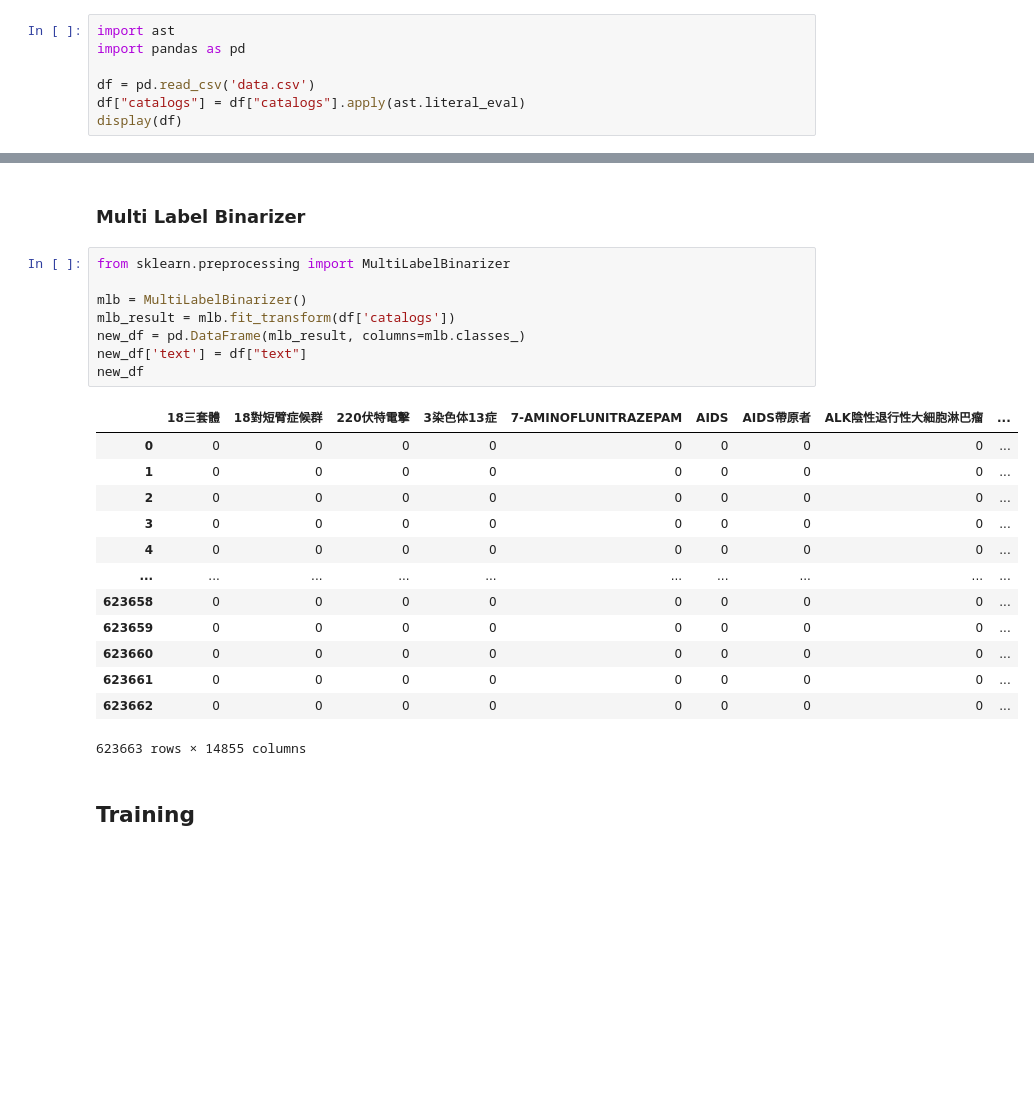
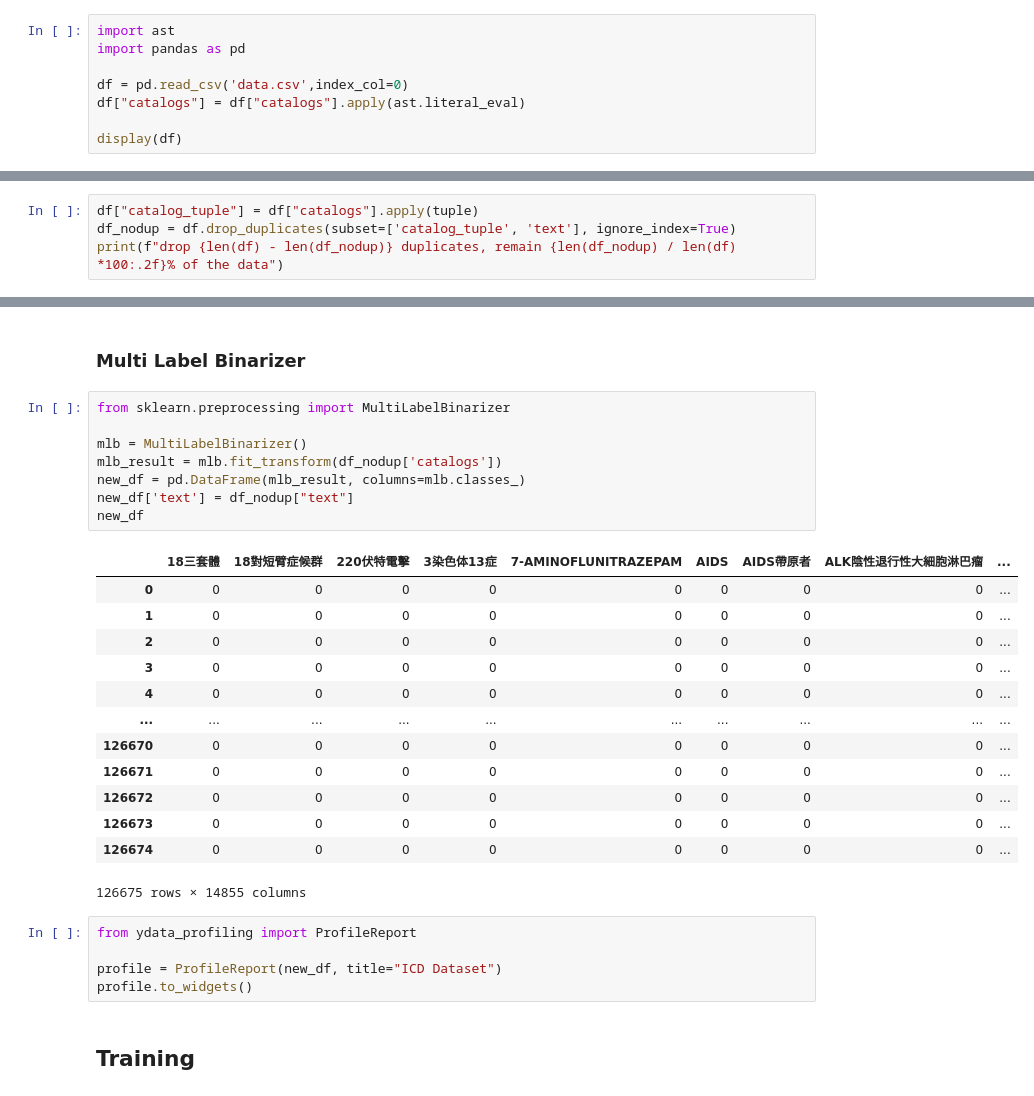
Before and after one commit to eddielin0926/icd-tokenize, a Jupyter notebook: train.ipynb, the cells around one changed output, grey strips where cells are left out. Drawn from its saved outputs; the diff is of its cells as text; blank space fills up the shorter version.

```diff
--- a/train.ipynb
+++ b/train.ipynb
@@ -9,7 +9,8 @@ The goal is to tokenize the descriptions and train a model to predict the ICD la
 import ast
 import pandas as pd
 
-df = pd.read_csv('data.csv')
+df = pd.read_csv('data.csv',index_col=0)
 df["catalogs"] = df["catalogs"].apply(ast.literal_eval)
+
 display(df)
 # %% [output]
@@ -72,0 +77,4 @@ print(f"{len(majority_class)} labels account for {select/len(labels_count)*100:.
+# %%
+df["catalog_tuple"] = df["catalogs"].apply(tuple)
+df_nodup = df.drop_duplicates(subset=['catalog_tuple', 'text'], ignore_index=True)
+print(f"drop {len(df) - len(df_nodup)} duplicates, remain {len(df_nodup) / len(df) *100:.2f}% of the data")
@@ -77,25 +103,30 @@ print(f"{len(majority_class)} labels account for {select/len(labels_count)*100:.
 # %%
 from sklearn.preprocessing import MultiLabelBinarizer
 
 mlb = MultiLabelBinarizer()
-mlb_result = mlb.fit_transform(df['catalogs'])
+mlb_result = mlb.fit_transform(df_nodup['catalogs'])
 new_df = pd.DataFrame(mlb_result, columns=mlb.classes_)
-new_df['text'] = df["text"]
+new_df['text'] = df_nodup["text"]
 new_df
 # %% [output]
 |  | 18三套體 | 18對短臂症候群 | 220伏特電擊 | 3染色体13症 | 7-AMINOFLUNITRAZEPAM | AIDS | AIDS帶原者 | ALK陰性退行性大細胞淋巴瘤 | ... |
 | 0 | 0 | 0 | 0 | 0 | 0 | 0 | 0 | 0 | ... |
 | 1 | 0 | 0 | 0 | 0 | 0 | 0 | 0 | 0 | ... |
 | 2 | 0 | 0 | 0 | 0 | 0 | 0 | 0 | 0 | ... |
 | 3 | 0 | 0 | 0 | 0 | 0 | 0 | 0 | 0 | ... |
 | 4 | 0 | 0 | 0 | 0 | 0 | 0 | 0 | 0 | ... |
 | ... | ... | ... | ... | ... | ... | ... | ... | ... | ... |
-| 623658 | 0 | 0 | 0 | 0 | 0 | 0 | 0 | 0 | ... |
-| 623659 | 0 | 0 | 0 | 0 | 0 | 0 | 0 | 0 | ... |
-| 623660 | 0 | 0 | 0 | 0 | 0 | 0 | 0 | 0 | ... |
-| 623661 | 0 | 0 | 0 | 0 | 0 | 0 | 0 | 0 | ... |
-| 623662 | 0 | 0 | 0 | 0 | 0 | 0 | 0 | 0 | ... |
+| 126670 | 0 | 0 | 0 | 0 | 0 | 0 | 0 | 0 | ... |
+| 126671 | 0 | 0 | 0 | 0 | 0 | 0 | 0 | 0 | ... |
+| 126672 | 0 | 0 | 0 | 0 | 0 | 0 | 0 | 0 | ... |
+| 126673 | 0 | 0 | 0 | 0 | 0 | 0 | 0 | 0 | ... |
+| 126674 | 0 | 0 | 0 | 0 | 0 | 0 | 0 | 0 | ... |
-623663 rows × 14855 columns
+126675 rows × 14855 columns
+# %%
+from ydata_profiling import ProfileReport
+
+profile = ProfileReport(new_df, title="ICD Dataset")
+profile.to_widgets()
 # %% [markdown]
 ## Training
 # %% [markdown]
```
Also changed, not shown: parts of 6 cells of this notebook, 9 other files.
